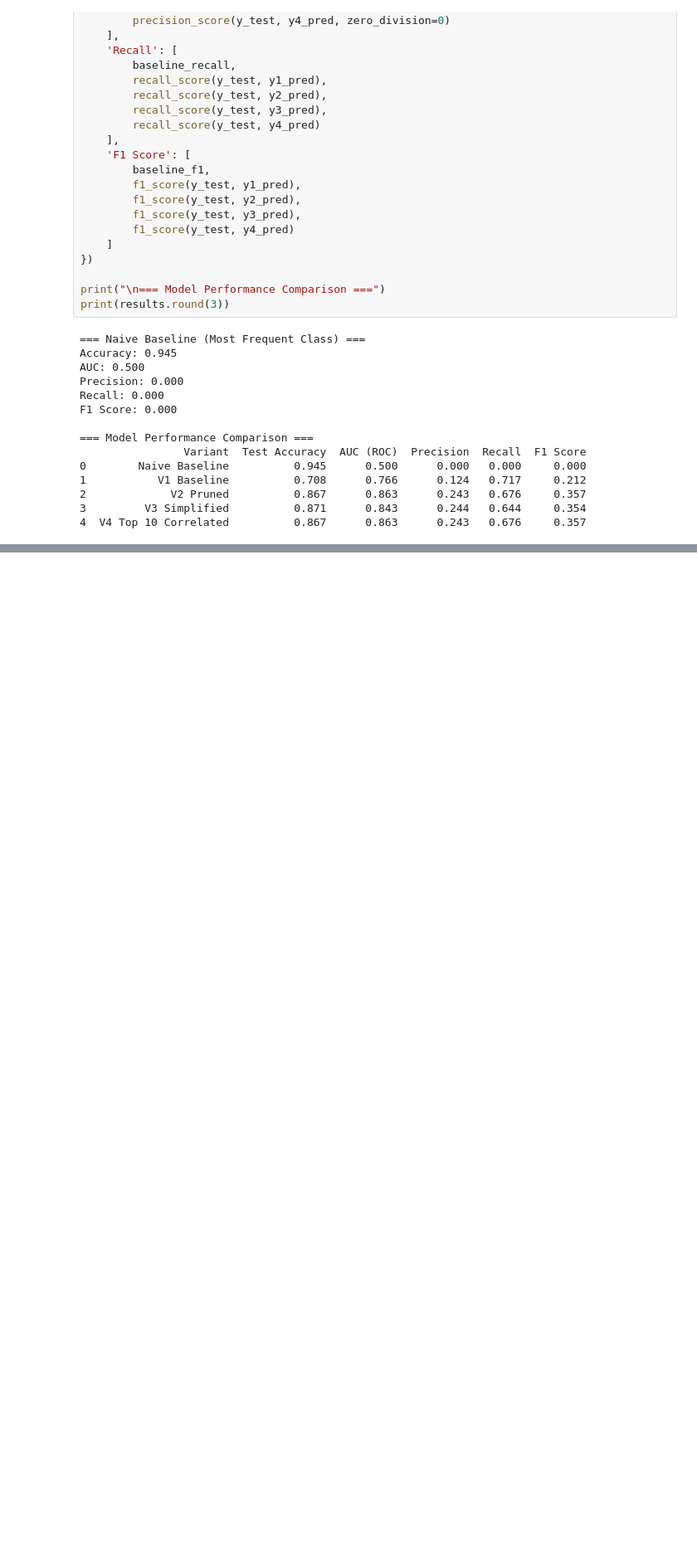
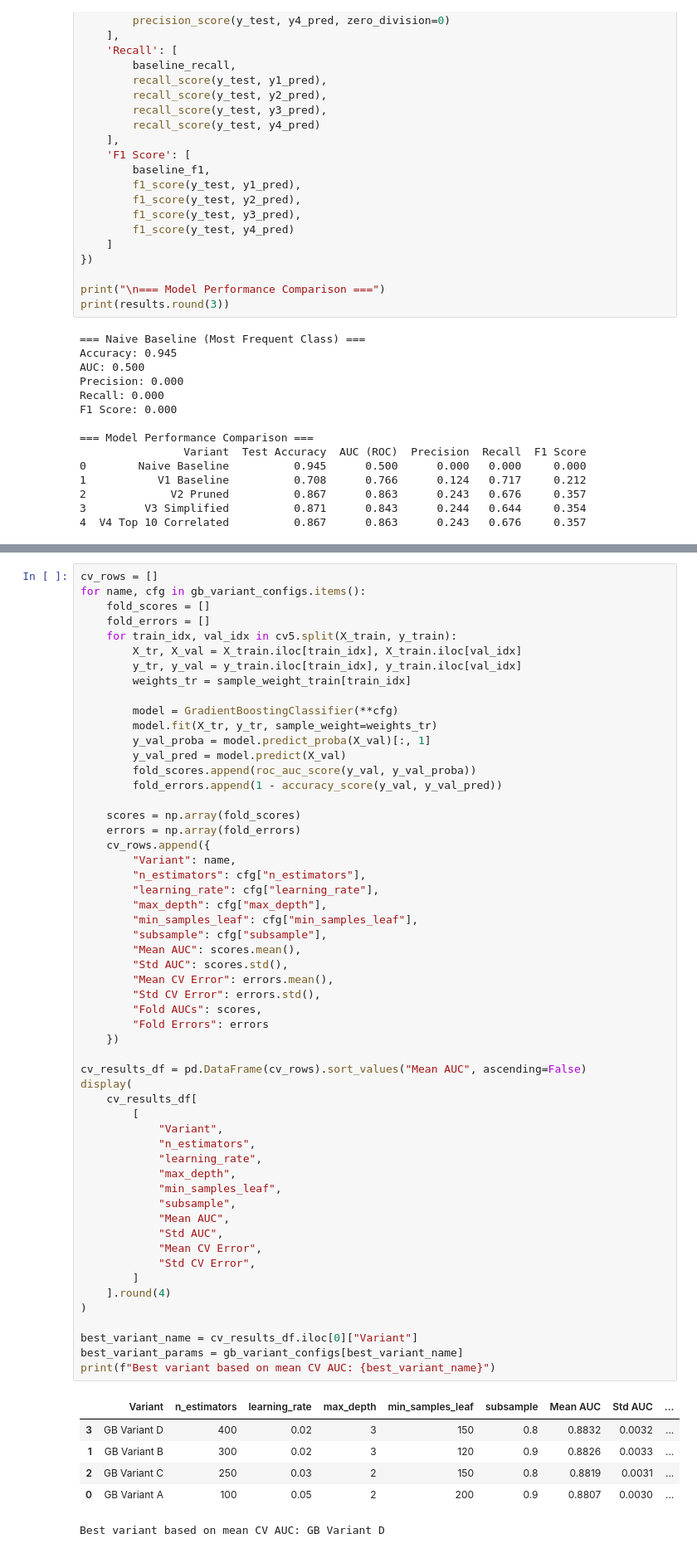
Before and after one commit to jaw039/COGS109_Indicators_of_Heart_Disease, a Jupyter notebook: heart_disease.ipynb, the cells around one changed output, grey strips where cells are left out. Shown at 83% size. Saved outputs shown, nothing was run; the diff lists cells and outputs as text; blank space fills up the shorter version.

```diff
--- a/heart_disease.ipynb
+++ b/heart_disease.ipynb
@@ -712,0 +800,62 @@ F1 Score: 0.000
+# %%
+cv_rows = []
+for name, cfg in gb_variant_configs.items():
+    fold_scores = []
+    fold_errors = []
+    for train_idx, val_idx in cv5.split(X_train, y_train):
+        X_tr, X_val = X_train.iloc[train_idx], X_train.iloc[val_idx]
+        y_tr, y_val = y_train.iloc[train_idx], y_train.iloc[val_idx]
+        weights_tr = sample_weight_train[train_idx]
+
+        model = GradientBoostingClassifier(**cfg)
+        model.fit(X_tr, y_tr, sample_weight=weights_tr)
+        y_val_proba = model.predict_proba(X_val)[:, 1]
+        y_val_pred = model.predict(X_val)
+        fold_scores.append(roc_auc_score(y_val, y_val_proba))
+        fold_errors.append(1 - accuracy_score(y_val, y_val_pred))
+
+    scores = np.array(fold_scores)
+    errors = np.array(fold_errors)
+    cv_rows.append({
+        "Variant": name,
+        "n_estimators": cfg["n_estimators"],
+        "learning_rate": cfg["learning_rate"],
+        "max_depth": cfg["max_depth"],
+        "min_samples_leaf": cfg["min_samples_leaf"],
+        "subsample": cfg["subsample"],
+        "Mean AUC": scores.mean(),
+        "Std AUC": scores.std(),
+        "Mean CV Error": errors.mean(),
+        "Std CV Error": errors.std(),
+        "Fold AUCs": scores,
+        "Fold Errors": errors
+    })
+
+cv_results_df = pd.DataFrame(cv_rows).sort_values("Mean AUC", ascending=False)
+display(
+    cv_results_df[
+        [
+            "Variant",
+            "n_estimators",
+            "learning_rate",
+            "max_depth",
+            "min_samples_leaf",
+            "subsample",
+            "Mean AUC",
+            "Std AUC",
+            "Mean CV Error",
+            "Std CV Error",
+        ]
+    ].round(4)
+)
+
+best_variant_name = cv_results_df.iloc[0]["Variant"]
+best_variant_params = gb_variant_configs[best_variant_name]
+print(f"Best variant based on mean CV AUC: {best_variant_name}")
+# %% [output]
+|  | Variant | n_estimators | learning_rate | max_depth | min_samples_leaf | subsample | Mean AUC | Std AUC | ... |
+| 3 | GB Variant D | 400 | 0.02 | 3 | 150 | 0.8 | 0.8832 | 0.0032 | ... |
+| 1 | GB Variant B | 300 | 0.02 | 3 | 120 | 0.9 | 0.8826 | 0.0033 | ... |
+| 2 | GB Variant C | 250 | 0.03 | 2 | 150 | 0.8 | 0.8819 | 0.0031 | ... |
+| 0 | GB Variant A | 100 | 0.05 | 2 | 200 | 0.9 | 0.8807 | 0.0030 | ... |
+Best variant based on mean CV AUC: GB Variant D
```
Also changed, not shown: parts of 33 cells of this notebook, 1 other file.
